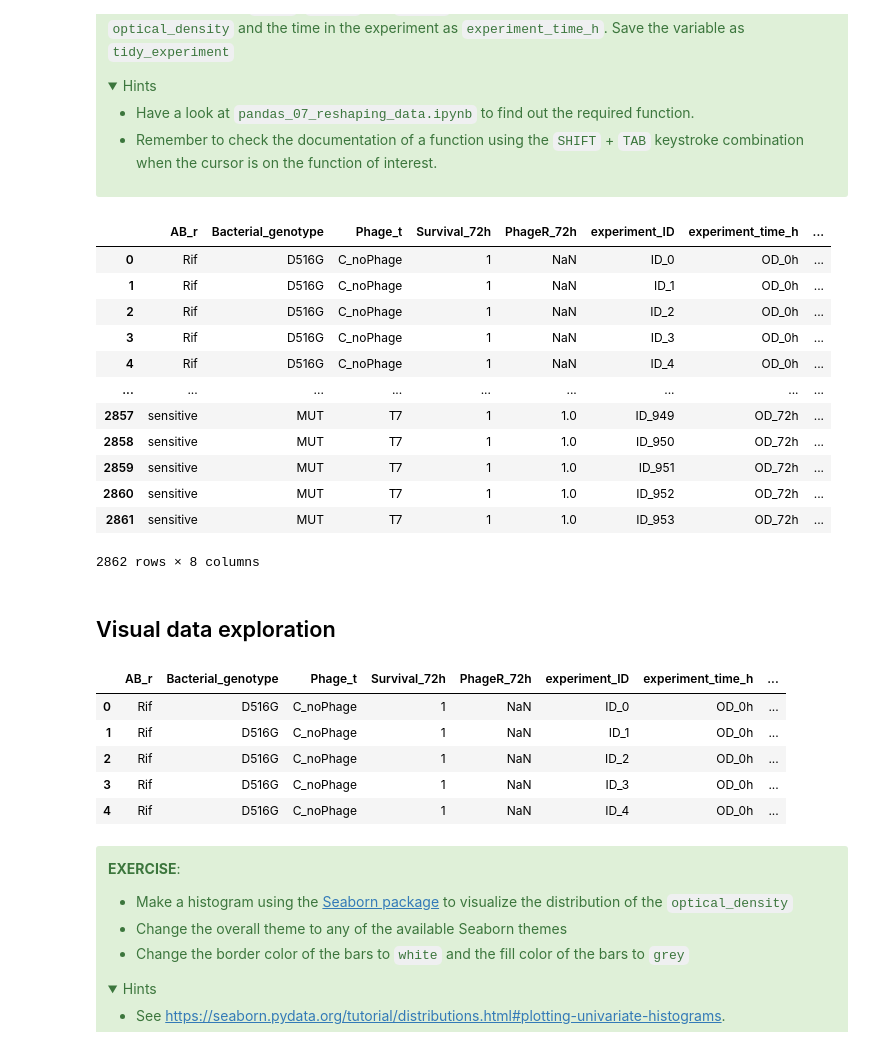
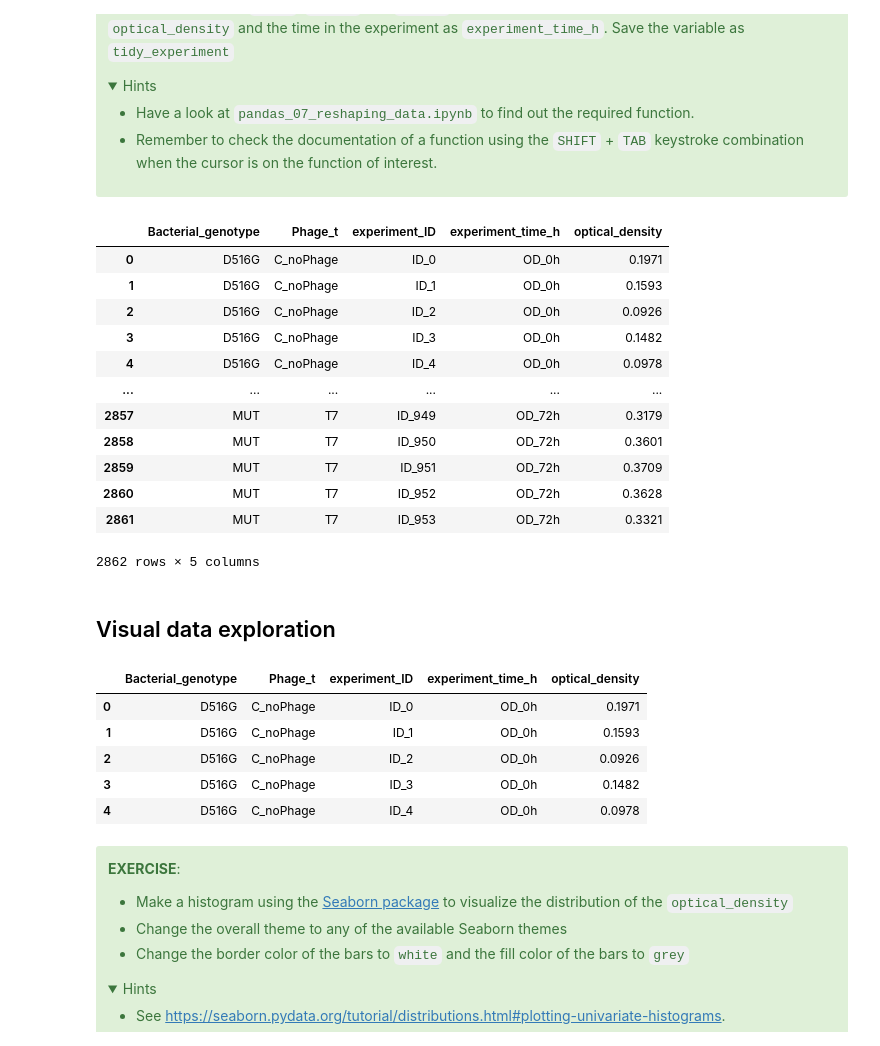
Before and after one commit to jorisvandenbossche/course-python-data, a Jupyter notebook: notebooks/case3_bacterial_resistance_lab_experiment.ipynb, the cells around one changed output. Cells and saved outputs as stored; diff of their text form; code cells hidden in the pictures; folded sections open.

```diff
--- a/notebooks/case3_bacterial_resistance_lab_experiment.ipynb
+++ b/notebooks/case3_bacterial_resistance_lab_experiment.ipynb
@@ -53,4 +53,4 @@ Reading the `main experiment` data set from the corresponding sheet:
 # %%
 main_experiment = pd.read_excel("data/Dryad_Arias_Hall_v3.xlsx",
                                 sheet_name="Main experiment")
-main_experiment
+main_experiment = main_experiment.drop(columns=["AB_r", "Survival_72h", "PhageR_72h"])  # focus on specific subset for this use case)
@@ -123,37 +109,36 @@ Convert the columns `OD_0h`, `OD_20h` and `OD_72h` to a long format with the val
 
 </div>
 # %%
-tidy_experiment = main_experiment.melt(id_vars=['AB_r', 'Bacterial_genotype', 'Phage_t',
-                                                'Survival_72h', 'PhageR_72h', 'experiment_ID'],
+tidy_experiment = main_experiment.melt(id_vars=['Bacterial_genotype', 'Phage_t', 'experiment_ID'],
                                        value_vars=['OD_0h', 'OD_20h', 'OD_72h'],
                                        var_name='experiment_time_h',
                                        value_name='optical_density', )
 tidy_experiment
 # %% [output]
-|  | AB_r | Bacterial_genotype | Phage_t | Survival_72h | PhageR_72h | experiment_ID | experiment_time_h | ... |
-| 0 | Rif | D516G | C_noPhage | 1 | NaN | ID_0 | OD_0h | ... |
-| 1 | Rif | D516G | C_noPhage | 1 | NaN | ID_1 | OD_0h | ... |
-| 2 | Rif | D516G | C_noPhage | 1 | NaN | ID_2 | OD_0h | ... |
-| 3 | Rif | D516G | C_noPhage | 1 | NaN | ID_3 | OD_0h | ... |
-| 4 | Rif | D516G | C_noPhage | 1 | NaN | ID_4 | OD_0h | ... |
-| ... | ... | ... | ... | ... | ... | ... | ... | ... |
-| 2857 | sensitive | MUT | T7 | 1 | 1.0 | ID_949 | OD_72h | ... |
-| 2858 | sensitive | MUT | T7 | 1 | 1.0 | ID_950 | OD_72h | ... |
-| 2859 | sensitive | MUT | T7 | 1 | 1.0 | ID_951 | OD_72h | ... |
-| 2860 | sensitive | MUT | T7 | 1 | 1.0 | ID_952 | OD_72h | ... |
-| 2861 | sensitive | MUT | T7 | 1 | 1.0 | ID_953 | OD_72h | ... |
+|  | Bacterial_genotype | Phage_t | experiment_ID | experiment_time_h | optical_density |
+| 0 | D516G | C_noPhage | ID_0 | OD_0h | 0.1971 |
+| 1 | D516G | C_noPhage | ID_1 | OD_0h | 0.1593 |
+| 2 | D516G | C_noPhage | ID_2 | OD_0h | 0.0926 |
+| 3 | D516G | C_noPhage | ID_3 | OD_0h | 0.1482 |
+| 4 | D516G | C_noPhage | ID_4 | OD_0h | 0.0978 |
+| ... | ... | ... | ... | ... | ... |
+| 2857 | MUT | T7 | ID_949 | OD_72h | 0.3179 |
+| 2858 | MUT | T7 | ID_950 | OD_72h | 0.3601 |
+| 2859 | MUT | T7 | ID_951 | OD_72h | 0.3709 |
+| 2860 | MUT | T7 | ID_952 | OD_72h | 0.3628 |
+| 2861 | MUT | T7 | ID_953 | OD_72h | 0.3321 |
-2862 rows × 8 columns
+2862 rows × 5 columns
 # %% [markdown]
 ## Visual data exploration
 # %%
 tidy_experiment.head()
 # %% [output]
-|  | AB_r | Bacterial_genotype | Phage_t | Survival_72h | PhageR_72h | experiment_ID | experiment_time_h | ... |
-| 0 | Rif | D516G | C_noPhage | 1 | NaN | ID_0 | OD_0h | ... |
-| 1 | Rif | D516G | C_noPhage | 1 | NaN | ID_1 | OD_0h | ... |
-| 2 | Rif | D516G | C_noPhage | 1 | NaN | ID_2 | OD_0h | ... |
-| 3 | Rif | D516G | C_noPhage | 1 | NaN | ID_3 | OD_0h | ... |
-| 4 | Rif | D516G | C_noPhage | 1 | NaN | ID_4 | OD_0h | ... |
+|  | Bacterial_genotype | Phage_t | experiment_ID | experiment_time_h | optical_density |
+| 0 | D516G | C_noPhage | ID_0 | OD_0h | 0.1971 |
+| 1 | D516G | C_noPhage | ID_1 | OD_0h | 0.1593 |
+| 2 | D516G | C_noPhage | ID_2 | OD_0h | 0.0926 |
+| 3 | D516G | C_noPhage | ID_3 | OD_0h | 0.1482 |
+| 4 | D516G | C_noPhage | ID_4 | OD_0h | 0.0978 |
 # %% [markdown]
 <div class="alert alert-success">
 
```
Also changed, not shown: parts of 9 cells of this notebook, 1 other file.
